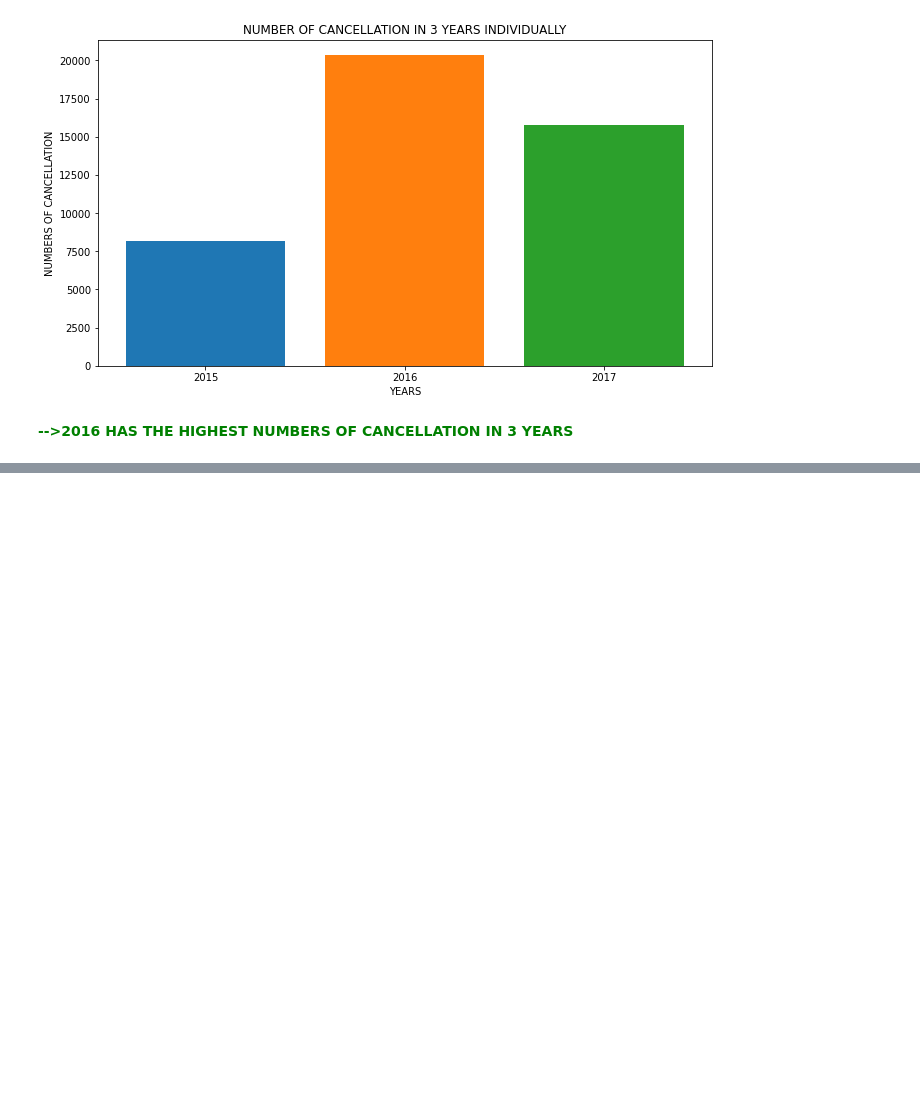
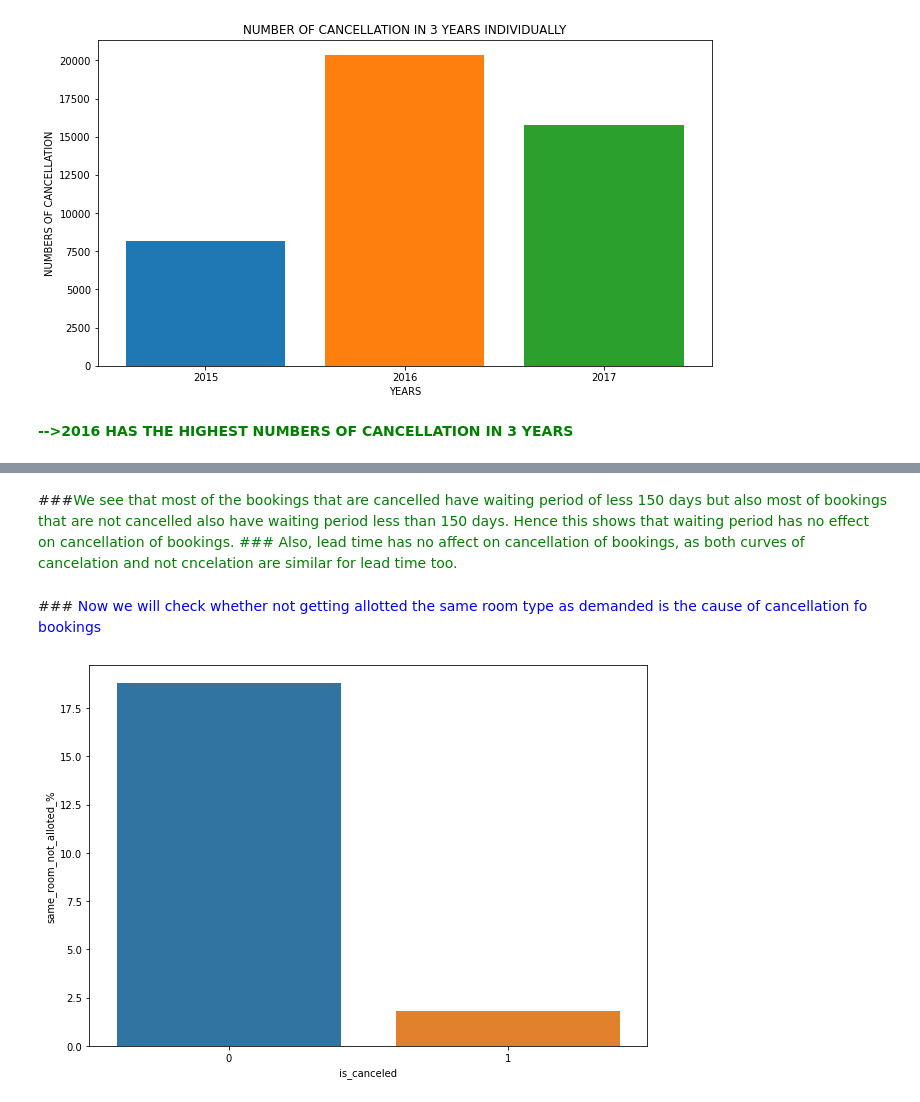
Before and after one commit to shubh4866/HOTEL_BOOKING_ANALYSIS-, a Jupyter notebook: Copy_of_Individual_Final_notebook.ipynb, the cells around one changed output, grey strips where cells are left out. Cells and saved outputs as stored; diff of their text form; code cells hidden in the pictures; blank space fills up the shorter version.

```diff
--- a/Copy_of_Individual_Final_notebook.ipynb
+++ b/Copy_of_Individual_Final_notebook.ipynb
@@ -269,0 +292,19 @@ plt.show()
+# %% [markdown]
+###<font color = Green >We see that most of the bookings that are cancelled have waiting period of less 150 days but also most of bookings that are not cancelled also have waiting period less than 150 days. Hence this shows that waiting period has no effect on cancellation of bookings.
+###<font color = Green > Also, lead time has no affect on cancellation of bookings, as both curves of cancelation and not cncelation are similar for lead time too.
+# %% [markdown]
+###<font color = Blue > Now we will check whether not getting allotted the same room type as demanded is the cause of cancellation fo bookings
+# %%
+def check_room_allot(x):
+  if x['reserved_room_type'] != x['assigned_room_type']:
+    return 1
+  else:
+    return 0
+df['same_room_not_alloted'] = df.apply(lambda x : check_room_allot(x), axis = 1)
+grp_by_canc = df.groupby('is_canceled')
+D3 = pd.DataFrame((grp_by_canc['same_room_not_alloted'].sum()/grp_by_canc.size())*100).rename(columns = {0: 'same_room_not_alloted_%'})
+plt.figure(figsize = (10,7))
+sns.barplot(x = D3.index, y = D3['same_room_not_alloted_%'])
+plt.show()
+# %% [output]
+[figure, added]
```
Also changed, not shown: parts of 14 cells of this notebook.
